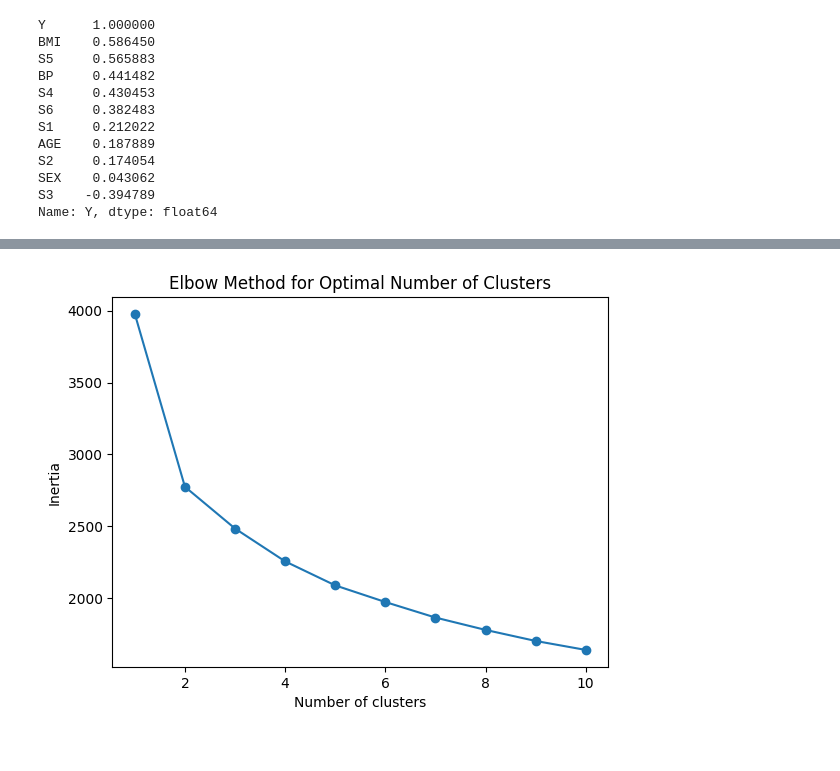
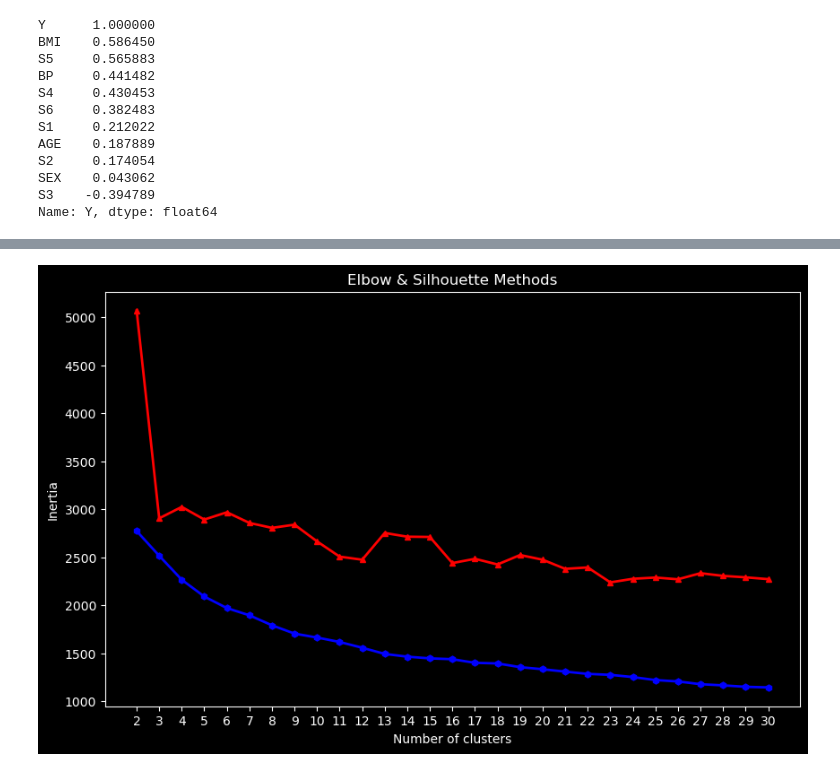
Before and after one commit to alfredwisana/DPV, a Jupyter notebook: Practical 1/assignment1.ipynb, the cells around one changed output, grey strips where cells are left out. Saved outputs shown, nothing was run; the diff lists cells and outputs as text; code cells hidden in the pictures.

```diff
--- a/Practical 1/assignment1.ipynb
+++ b/Practical 1/assignment1.ipynb
@@ -14,5 +12,6 @@ Mounted at /content/drive
 # %%
-df = pd.read_csv("/content/drive/MyDrive/DPV/Practical 1/Practical 1/diabetes.tab.csv",delimiter=",")
+df = pd.read_csv('diabetes.tab.csv')
+# df = pd.read_csv("/content/drive/MyDrive/DPV/Practical 1/Practical 1/diabetes.tab.csv",delimiter=",")
 # %%
 df.head(5)
 # %% [output]
@@ -59,6 +58,14 @@ df.describe()
 bins = [20, 30, 40, 50, 60, 70, 80]
 labels = ['20-29', '30-39', '40-49', '50-59', '60-69', '70-79']
 df['age_range'] = pd.cut(df['AGE'], bins=bins, labels=labels, right=False)
+# %%
+bmi_bins = [0, 18.5, 25, 30, 35, 40, np.inf]  # Define bin edges for BMI categories
+bmi_labels = ['Underweight', 'Normal', 'Overweight', 'Obese I', 'Obese II', 'Obese III']  # Define bin labels
+df['bmi_cat'] = pd.cut(df['BMI'], bins=bmi_bins, labels=bmi_labels, right=False)
+# %%
+bp_bins = [0, 80, 90, 100, 110, 120, 130, np.inf]  # Define bin edges for BP categories
+bp_labels = ['Very Low', 'Low', 'Normal', 'Elevated', 'High', 'Very High', 'Severe']  # Define bin labels
+df['BP_category'] = pd.cut(df['BP'], bins=bp_bins, labels=bp_labels, right=False)
 # %%
 age_progression = df.groupby('age_range')['Y'].mean().reset_index()
 age_progression.columns = ['Age Range', 'Mean Progression']
@@ -140,20 +161,28 @@ features = df[['AGE', 'BMI', 'BP', 'S1', 'S2', 'S3', 'S4', 'S5', 'S6']]
 scaler = StandardScaler()
 scaled_features = scaler.fit_transform(features)
 # %%
+from sklearn.metrics import silhouette_score
 # Determine the optimal number of clusters using the elbow method
 inertia = []
-for k in range(1, 11):
+sscores = []
+
+for k in range(2, 31):
     kmeans = KMeans(n_clusters=k, random_state=0)
     kmeans.fit(scaled_features)
+    labels = kmeans.predict(scaled_features)
+    sscores.append(silhouette_score(scaled_features, labels) * 20000) #calculste distance from 1 cluster to another cluster
     inertia.append(kmeans.inertia_)
 
 # Plot the elbow curve
-plt.plot(range(1, 11), inertia, marker='o')
+plt.figure(figsize=(10,6))
+plt.plot(range(2,31), inertia, marker='h',markersize=5,linewidth=2,color='blue',linestyle='solid')  # .,ov^<>12348spP*h+xD|_
+plt.plot(range(2,31), sscores, marker='^',markersize=5,linewidth=2,color='red',linestyle='solid')  # .,ov^<>12348spP*h+xD|_
+plt.xticks(range(2, 31))
+plt.title('Elbow & Silhouette Methods')
 plt.xlabel('Number of clusters')
 plt.ylabel('Inertia')
-plt.title('Elbow Method for Optimal Number of Clusters')
 plt.show()
 # %% [output]
-[figure, old version]
+[figure, new version]
 # %%
 # Perform K-means clustering with the chosen number of clusters
```
Also changed, not shown: parts of 23 cells of this notebook, 6 other files.
